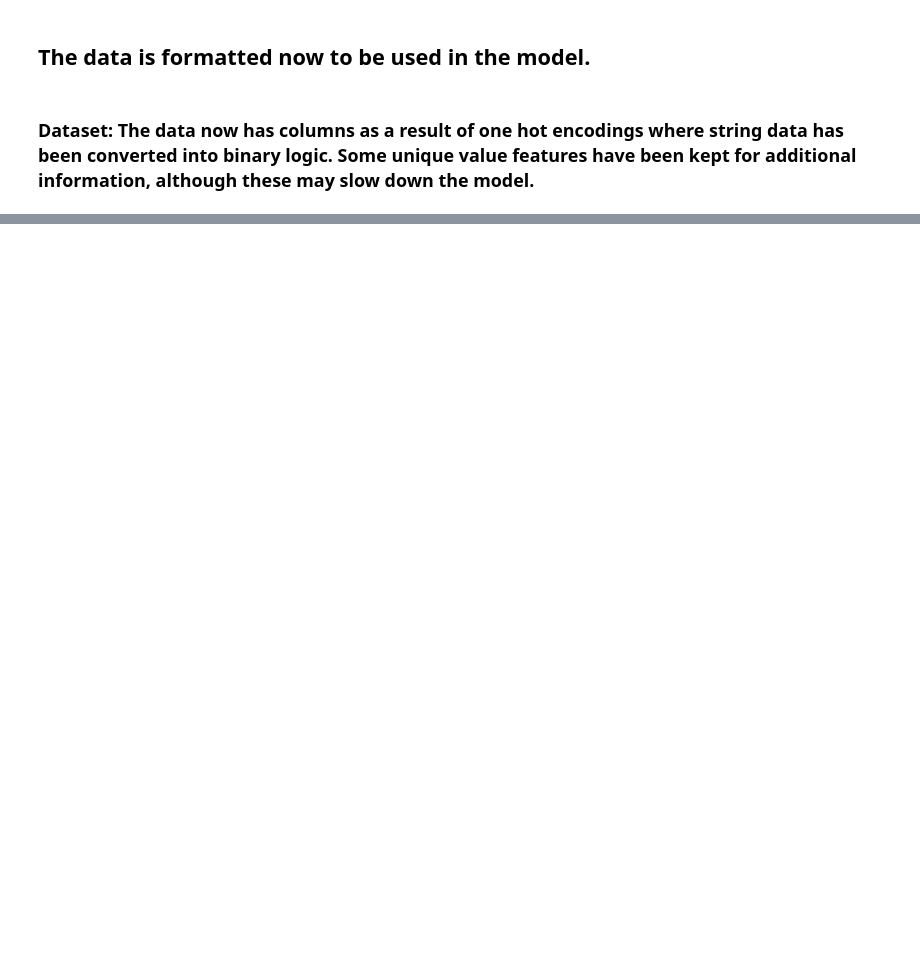
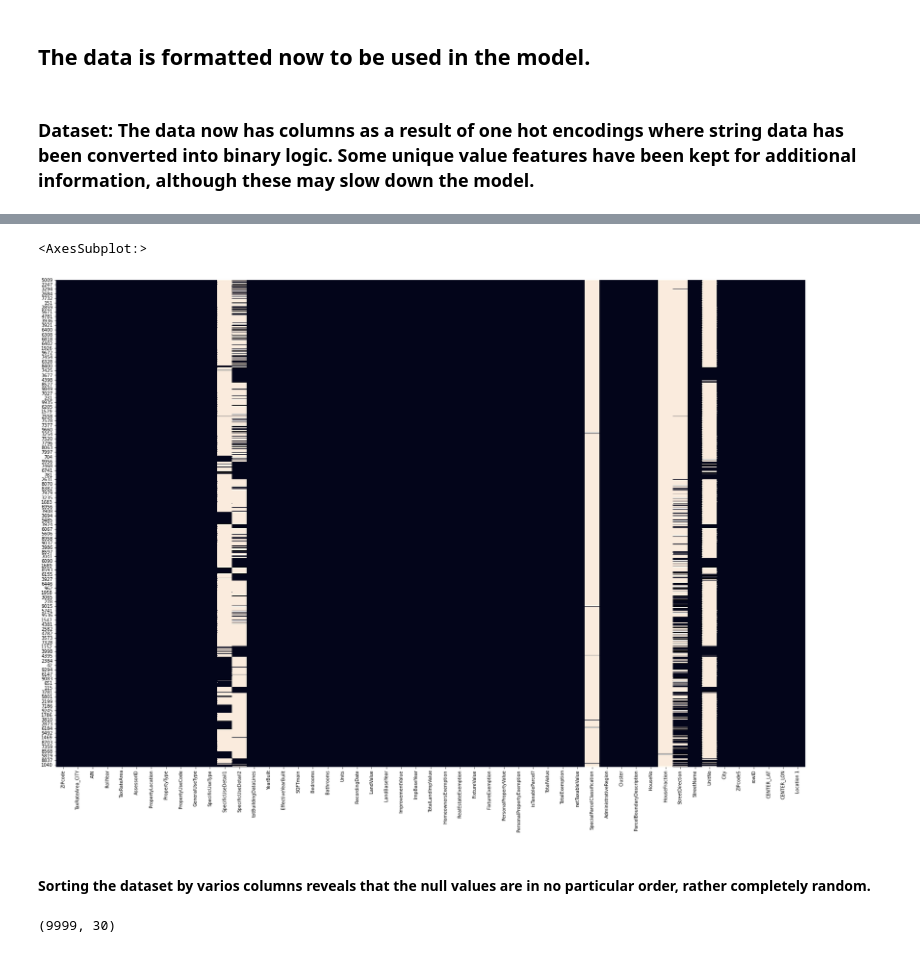
Before and after one commit to am-meritus/XBRE-AVM, a Jupyter notebook: Capstone.ipynb, the cells around one changed output, grey strips where cells are left out. Cells and saved outputs as stored; diff of their text form; code cells hidden in the pictures; blank space fills up the shorter version.

Commit message:
Capstone v2

```diff
--- a/Capstone.ipynb
+++ b/Capstone.ipynb
@@ -776,0 +1025,2 @@ df7.shape
+# %%
+fe = pd.read_excel('D:/Users/arnav_mathur\Downloads\AM\Capstone/Data Science Onboarding Capstone Project Raw_Data.xlsx')
@@ -776,0 +1045,10 @@ df7.shape
+# %%
+fe = fe.sort_values(by=['Cluster'])
+# %%
+fig, ax = plt.subplots(figsize=(30,20))
+sns.heatmap(fe.isnull(), cbar=False,annot_kws={'size': 100})
+# %% [output]
+<AxesSubplot:>
+[figure, added]
+# %% [markdown]
+#### Sorting the dataset by varios columns reveals that the null values are in no particular order, rather completely random.
@@ -776,0 +1063,4 @@ df7.shape
+# %%
+fe.shape
+# %% [output]
+(9999, 30)
```
Also changed, not shown: parts of 79 cells of this notebook, 1 other file.
